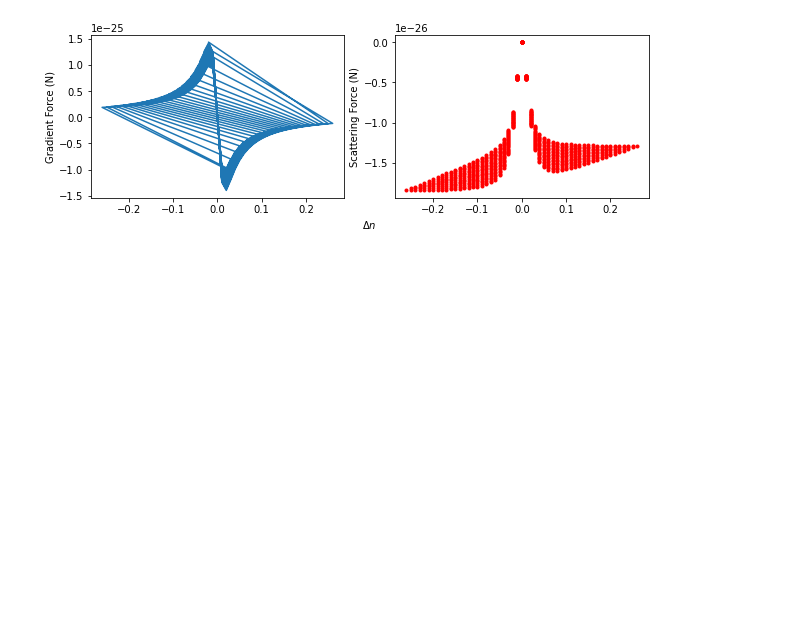
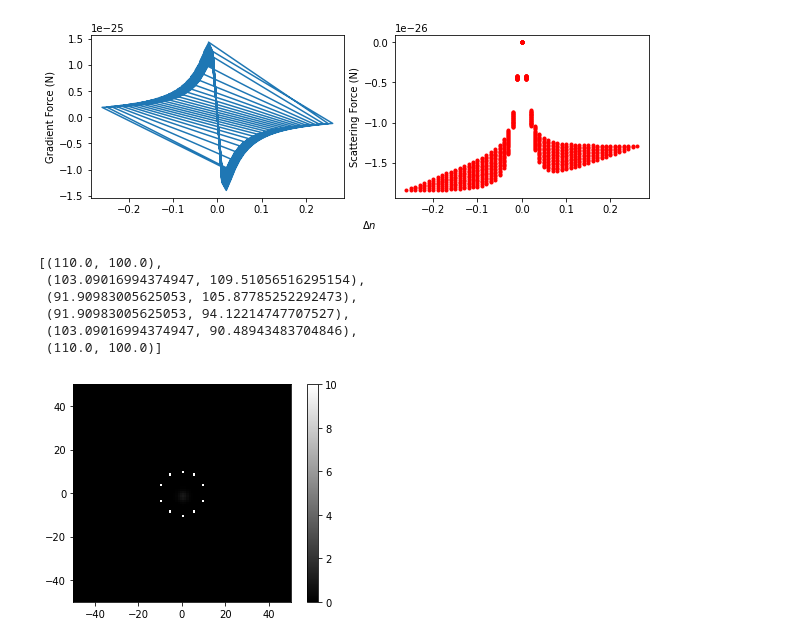
Before and after one commit to jabacousnac/Grier-Lab-Code, a Jupyter notebook: AxialForces.ipynb, the cells around one changed output. Saved outputs shown, nothing was run; the diff lists cells and outputs as text; code cells hidden in the pictures; blank space fills up the shorter version.

```diff
--- a/AxialForces.ipynb
+++ b/AxialForces.ipynb
@@ -142,3 +183,16 @@ explore_a(1*10**-10, 1.59, 1.47)
 explore_n(1.0*10**-6, 1*10**-10)
 # %% [output]
 [figure]
+# %%
+generate_pts([100,100], 10, 5)
+# %% [output]
+[(110.0, 100.0),
+ (103.09016994374947, 109.51056516295154),
+ (91.90983005625053, 105.87785252292473),
+ (91.90983005625053, 94.12214747707527),
+ (103.09016994374947, 90.48943483704846),
+ (110.0, 100.0)]
+# %%
+ring_corral()
+# %% [output]
+[figure, added]
```
Also changed, not shown: parts of 1 cell of this notebook.
